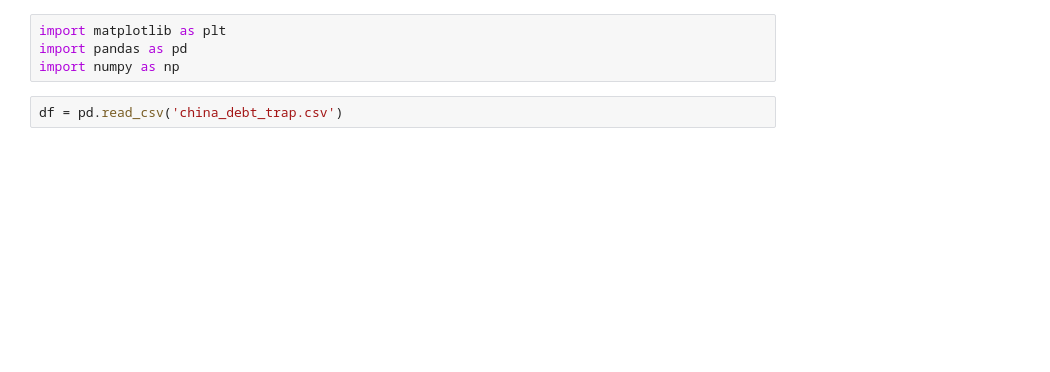
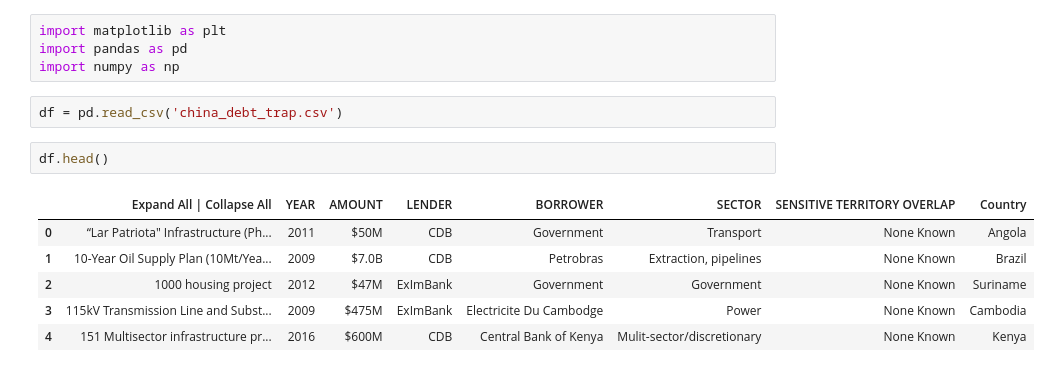
Before and after one commit to lnavneet331/debt, a Jupyter notebook: analysis.ipynb, the cells around one changed output. Saved outputs shown, nothing was run; the diff lists cells and outputs as text; blank space fills up the shorter version.

```diff
--- a/analysis.ipynb
+++ b/analysis.ipynb
@@ -25,3 +24,12 @@ import pandas as pd
 import numpy as np
 # %%
 df = pd.read_csv('china_debt_trap.csv')
+# %%
+df.head()
+# %% [output]
+|  | Expand All | Collapse All | YEAR | AMOUNT | LENDER | BORROWER | SECTOR | SENSITIVE TERRITORY OVERLAP | Country |
+| 0 | “Lar Patriota" Infrastructure (Ph... | 2011 | $50M | CDB | Government | Transport | None Known | Angola |
+| 1 | 10-Year Oil Supply Plan (10Mt/Yea... | 2009 | $7.0B | CDB | Petrobras | Extraction, pipelines | None Known | Brazil |
+| 2 | 1000 housing project | 2012 | $47M | ExImBank | Government | Government | None Known | Suriname |
+| 3 | 115kV Transmission Line and Subst... | 2009 | $475M | ExImBank | Electricite Du Cambodge | Power | None Known | Cambodia |
+| 4 | 151 Multisector infrastructure pr... | 2016 | $600M | CDB | Central Bank of Kenya | Mulit-sector/discretionary | None Known | Kenya |
```
Also changed, not shown: parts of 10 cells of this notebook.
